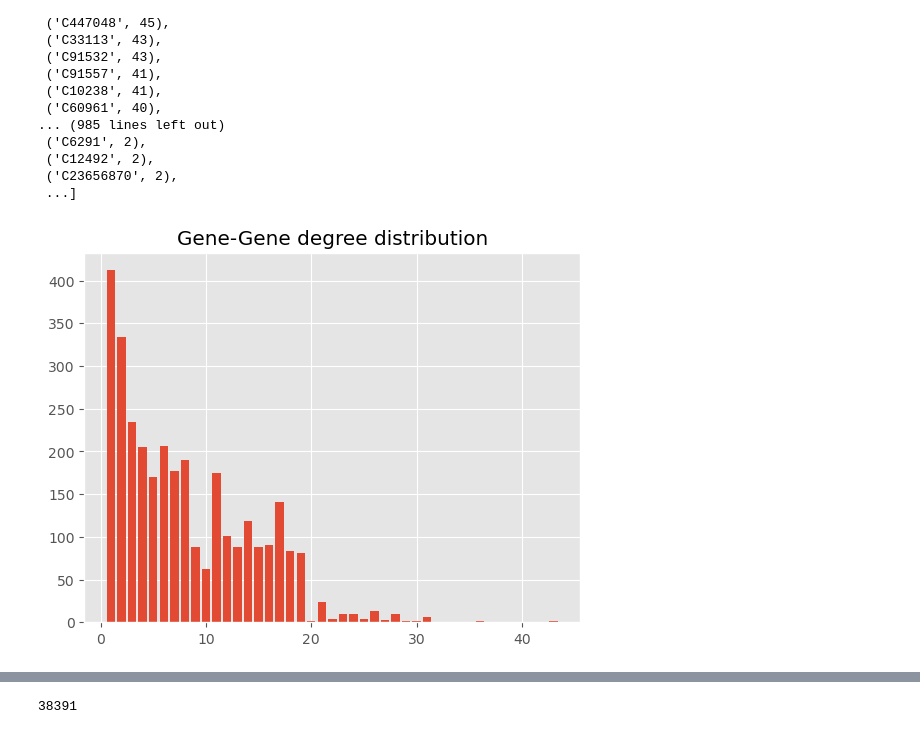
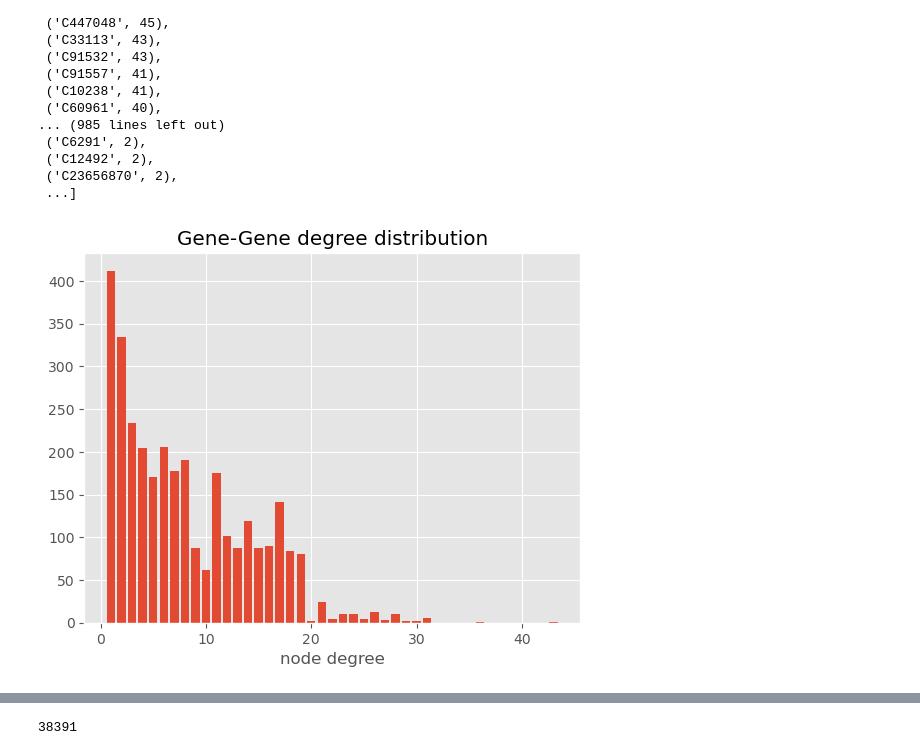
Before and after one commit to nyanovsky/tesis, a Jupyter notebook: data/network_analysis.ipynb, the cells around one changed output, grey strips where cells are left out. Saved outputs shown, nothing was run; the diff lists cells and outputs as text; code cells hidden in the pictures.

```diff
--- a/data/network_analysis.ipynb
+++ b/data/network_analysis.ipynb
@@ -51,8 +75,9 @@ sorted(ChCh_subgraph.degree(), key=lambda x:x[1], reverse=True)
 # %%
 GG_degs = [deg for node, deg in GG_subgraph.degree()]
 deg, counts = zip(*Counter(GG_degs).items())
 plt.bar(deg,counts)
 plt.title("Gene-Gene degree distribution")
+plt.xlabel("node degree")
 plt.show()
 # %% [output]
-[figure, old version]
+[figure, new version]
```
Also changed, not shown: parts of 11 cells of this notebook.
